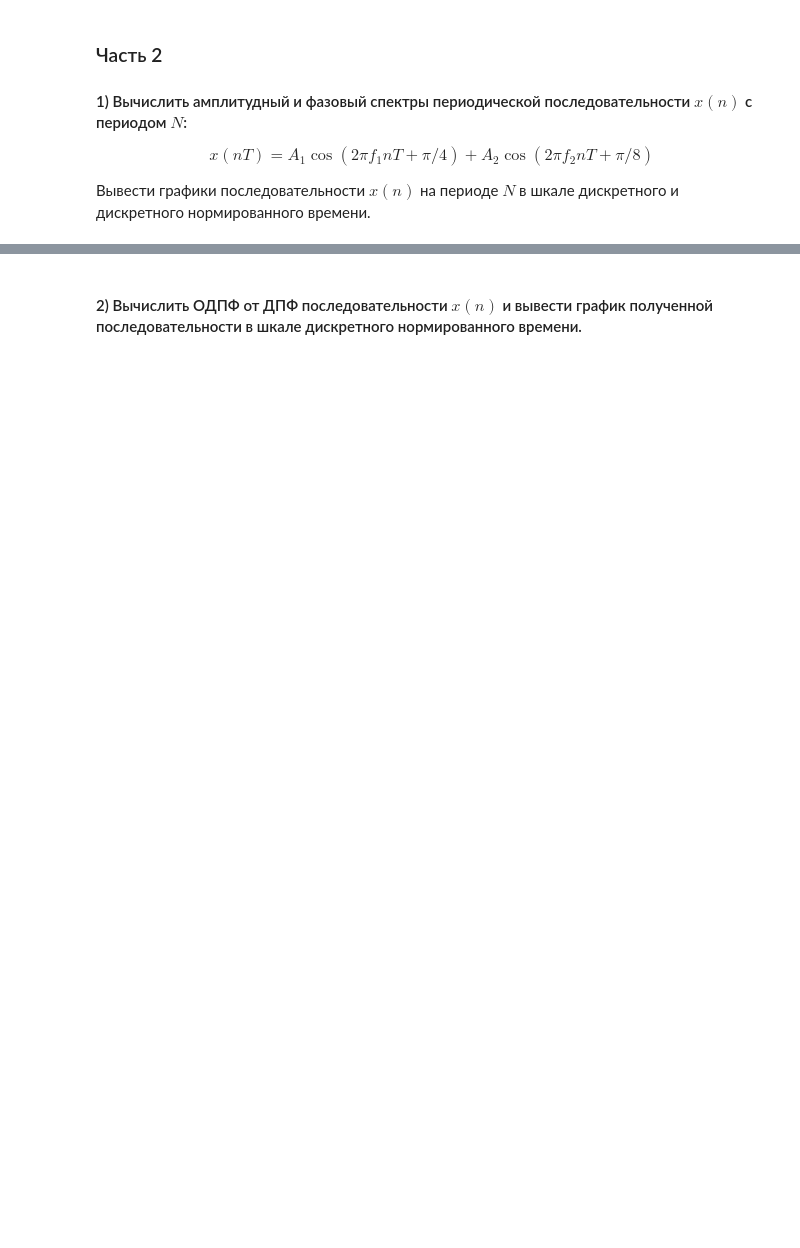
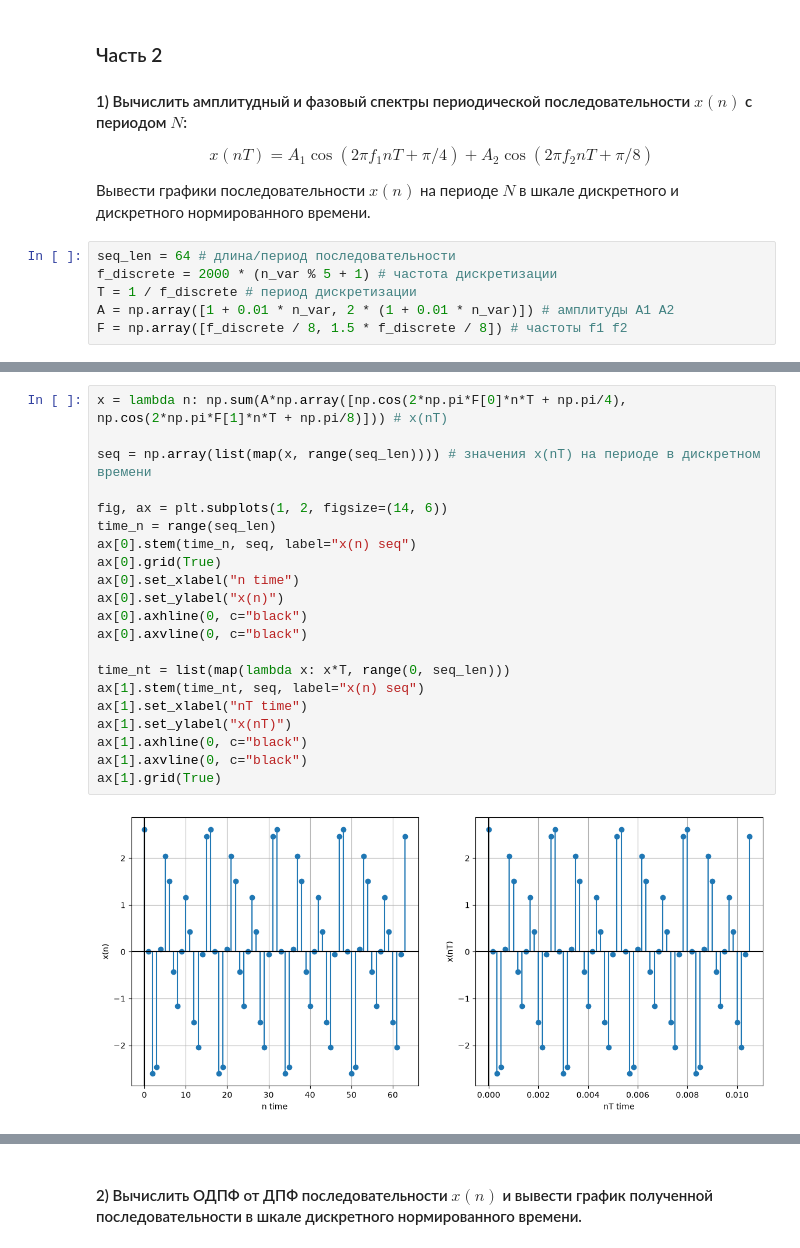
Before and after one commit to the-mvi/dsp-2026, a Jupyter notebook: 3384_Berlet_MV/task1.ipynb, the cells around one changed output, grey strips where cells are left out. Drawn from its saved outputs; the diff is of its cells as text; blank space fills up the shorter version.

```diff
--- a/3384_Berlet_MV/task1.ipynb
+++ b/3384_Berlet_MV/task1.ipynb
@@ -363,3 +452,9 @@ ax[1].legend()
    $$
 
    Вывести графики последовательности $x(n)$ на периоде $N$ в шкале дискретного и дискретного нормированного времени.
+# %%
+seq_len = 64 # длина/период последовательности
+f_discrete = 2000 * (n_var % 5 + 1) # частота дискретизации
+T = 1 / f_discrete # период дискретизации
+A = np.array([1 + 0.01 * n_var, 2 * (1 + 0.01 * n_var)]) # амплитуды A1 A2
+F = np.array([f_discrete / 8, 1.5 * f_discrete / 8]) # частоты f1 f2
@@ -365,0 +467,23 @@ ax[1].legend()
+# %%
+x = lambda n: np.sum(A*np.array([np.cos(2*np.pi*F[0]*n*T + np.pi/4), np.cos(2*np.pi*F[1]*n*T + np.pi/8)])) # x(nT)
+
+seq = np.array(list(map(x, range(seq_len)))) # значения x(nT) на периоде в дискретном времени
+
+fig, ax = plt.subplots(1, 2, figsize=(14, 6))
+time_n = range(seq_len)
+ax[0].stem(time_n, seq, label="x(n) seq")
+ax[0].grid(True)
+ax[0].set_xlabel("n time")
+ax[0].set_ylabel("x(n)")
+ax[0].axhline(0, c="black")
+ax[0].axvline(0, c="black")
+
+time_nt = list(map(lambda x: x*T, range(0, seq_len)))
+ax[1].stem(time_nt, seq, label="x(n) seq")
+ax[1].set_xlabel("nT time")
+ax[1].set_ylabel("x(nT)")
+ax[1].axhline(0, c="black")
+ax[1].axvline(0, c="black")
+ax[1].grid(True)
+# %% [output]
+[figure, added]
```
Also changed, not shown: parts of 31 cells of this notebook.
